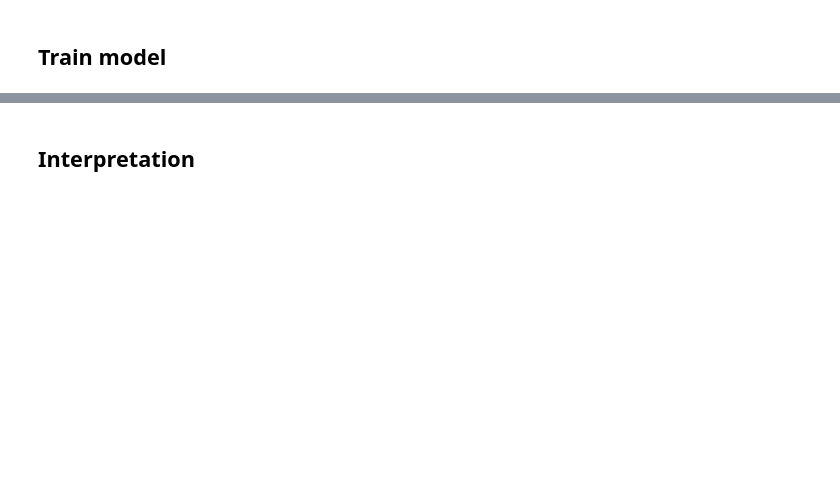
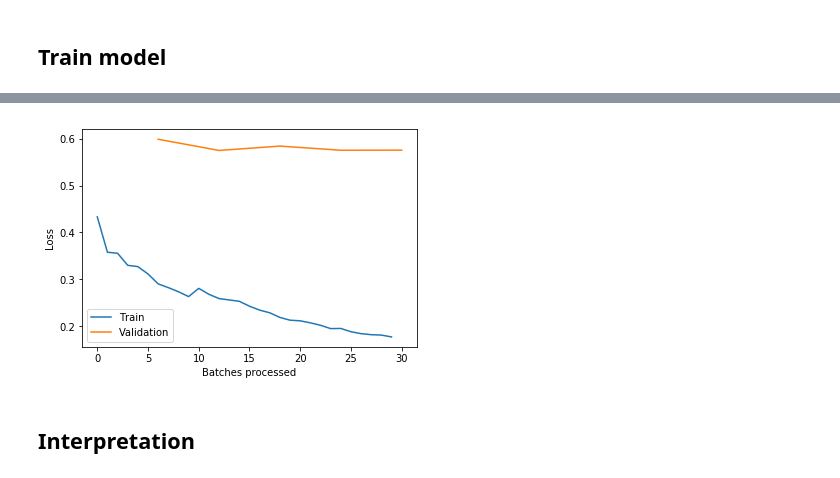
Before and after one commit to MartinGer/course-v3, a Jupyter notebook: nbs/dl1/lesson2-download-big_cats.ipynb, the cells around one changed output, grey strips where cells are left out. Cells and saved outputs as stored; diff of their text form; code cells hidden in the pictures; blank space fills up the shorter version.

```diff
--- a/nbs/dl1/lesson2-download-big_cats.ipynb
+++ b/nbs/dl1/lesson2-download-big_cats.ipynb
@@ -196,3 +146,7 @@ Total time: 00:11
+# %%
+learn.recorder.plot_losses()
+# %% [output]
+[figure, added]
 # %%
 learn.save('stage-2')
 # %% [markdown]
```
Also changed, not shown: parts of 33 cells of this notebook, 1 other file.
